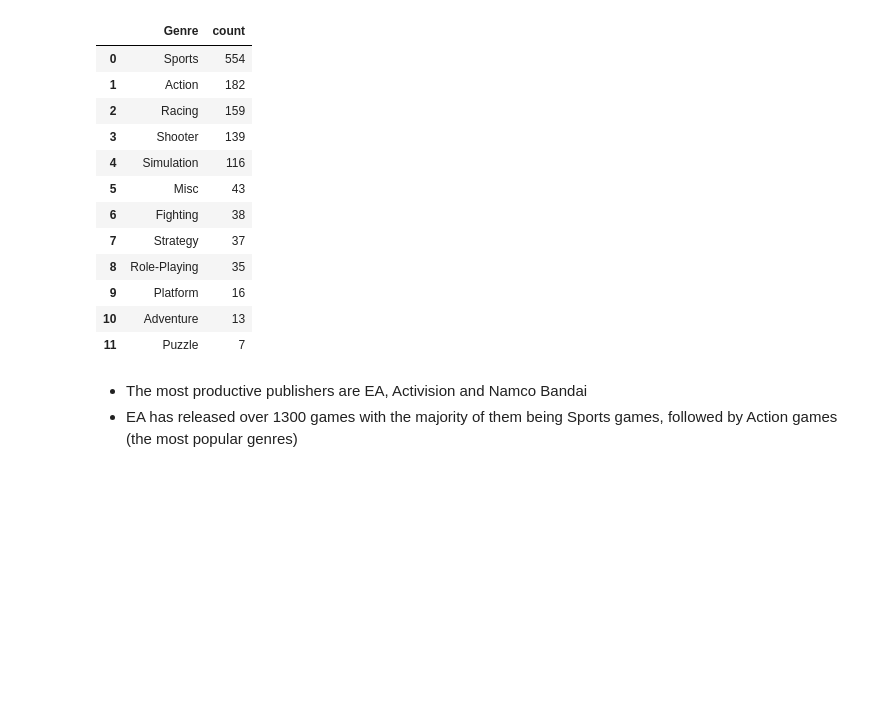
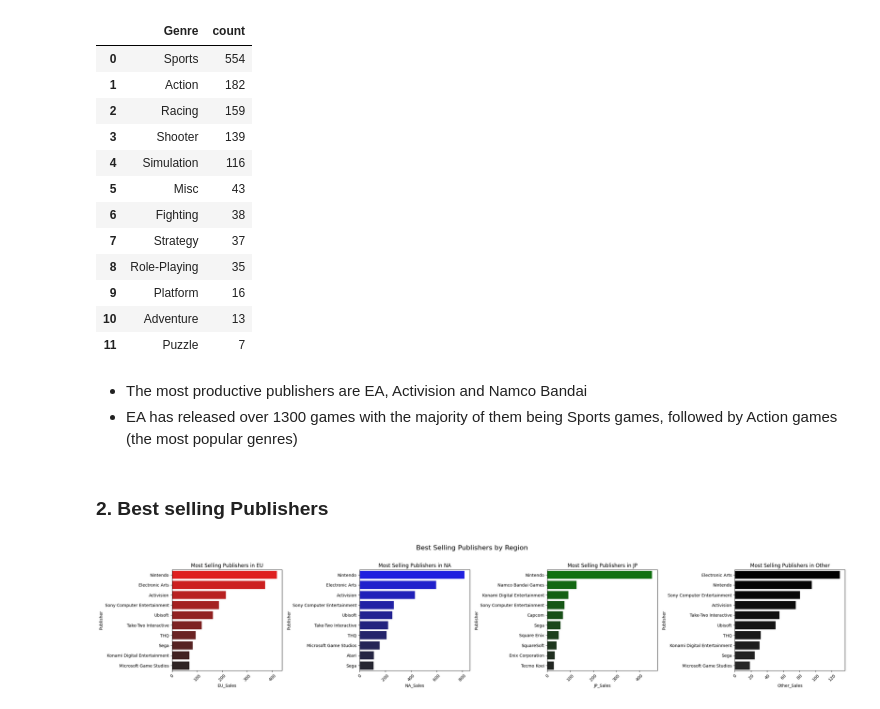
Before and after one commit to cyrilc7/Game-Sales, a Jupyter notebook: games-sales.ipynb, the cells around one changed output. Cells and saved outputs as stored; diff of their text form; code cells hidden in the pictures; blank space fills up the shorter version.

```diff
--- a/games-sales.ipynb
+++ b/games-sales.ipynb
@@ -576,3 +600,36 @@ genre_EA
 # %% [markdown]
 * The most productive publishers are EA, Activision and Namco Bandai
 * EA has released over 1300 games with the majority of them being Sports games, followed by Action games (the most popular genres)
+# %% [markdown]
+### 2. Best selling Publishers
+# %%
+# create subplots for each region
+fig, axes = plt.subplots(1, 4, figsize=(25, 5), sharey=False)
+fig.suptitle('Best Selling Publishers by Region', fontsize=16)
+
+# define color palettes
+region_palettes = {
+    'EU_Sales': sns.dark_palette("red", 10, reverse=True),
+    'NA_Sales': sns.dark_palette("blue", 10, reverse=True),
+    'JP_Sales': sns.dark_palette("green", 10, reverse=True),
+    'Other_Sales': sns.dark_palette("black", 10, reverse=True),
+}
+# iterate over each region
+for i, (region, palette) in enumerate(region_palettes.items()):
+    # Filter data for the specific region
+    region_data = sales_df[['Publisher', region]]
+
+    # Get the top 10 genres for the region
+    top_publisher = region_data.groupby('Publisher').sum().sort_values(by= region, ascending = False).head(10)
+
+    # Plot publisher sales for the region
+    ax = axes[i]
+    sns.barplot(ax=ax, x=region, y='Publisher', hue='Publisher', data=top_publisher, palette=palette)
+    ax.set_title(f'Most Selling Publishers in {region.split("_")[0]}')
+    ax.tick_params(axis='x', rotation=45)
+
+# Adjust layout
+plt.tight_layout(rect=[0, 0, 1, 0.96])
+plt.show()
+# %% [output]
+[figure, added]
```
Also changed, not shown: parts of 55 cells of this notebook, 1 other file.
